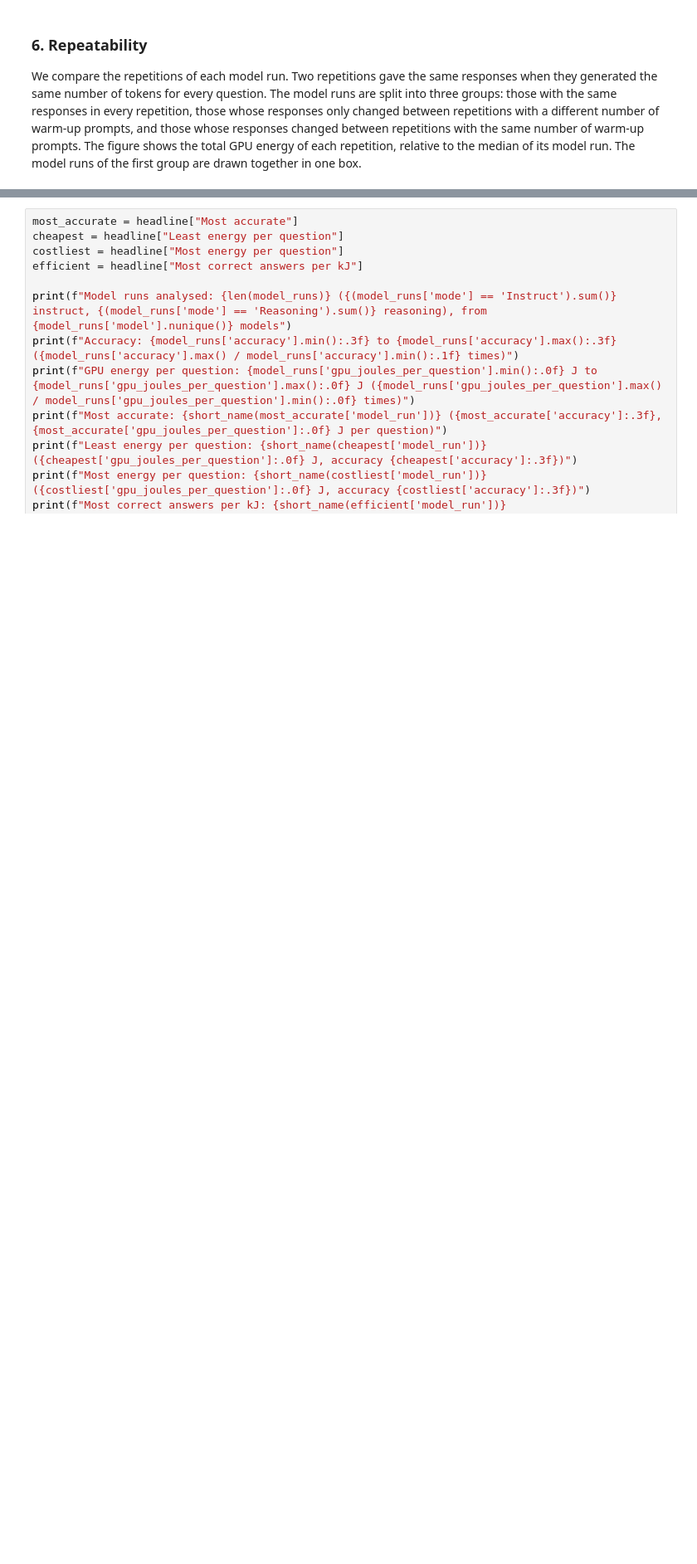
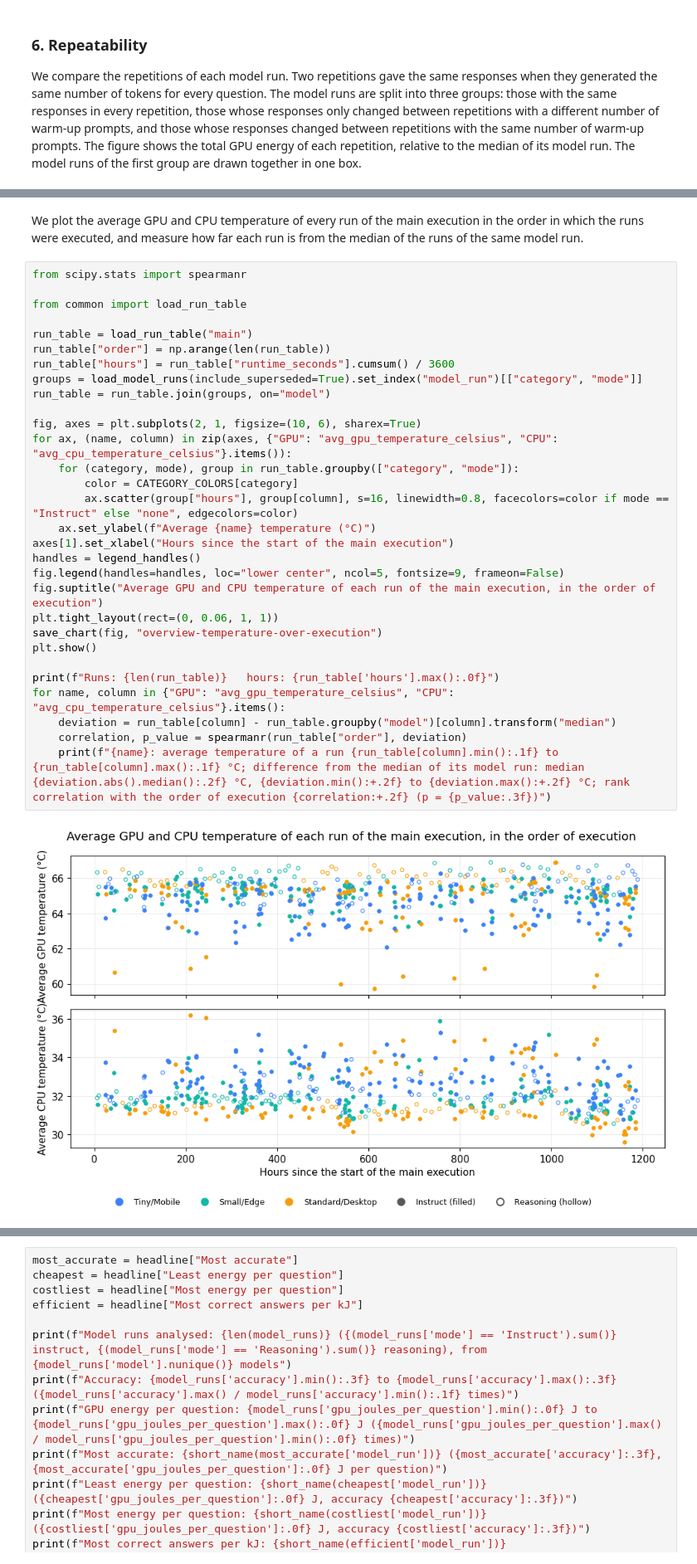
Before and after one commit to diogogmatos/eco-evolution-of-llms, a Jupyter notebook: analysis/01-overview.ipynb, the cells around one changed output, grey strips where cells are left out. Shown at 83% size. Drawn from its saved outputs; the diff is of its cells as text; blank space fills up the shorter version.

```diff
--- a/analysis/01-overview.ipynb
+++ b/analysis/01-overview.ipynb
@@ -351,0 +420,34 @@ Model runs whose responses vary: 18; spread of their GPU energy: median 7.3%, la
+# %% [markdown]
+We plot the average GPU and CPU temperature of every run of the main execution in the order in which the runs were executed, and measure how far each run is from the median of the runs of the same model run.
+# %%
+from scipy.stats import spearmanr
+
+from common import load_run_table
+
+run_table = load_run_table("main")
+run_table["order"] = np.arange(len(run_table))
+run_table["hours"] = run_table["runtime_seconds"].cumsum() / 3600
+groups = load_model_runs(include_superseded=True).set_index("model_run")[["category", "mode"]]
+run_table = run_table.join(groups, on="model")
+
+fig, axes = plt.subplots(2, 1, figsize=(10, 6), sharex=True)
+for ax, (name, column) in zip(axes, {"GPU": "avg_gpu_temperature_celsius", "CPU": "avg_cpu_temperature_celsius"}.items()):
+    for (category, mode), group in run_table.groupby(["category", "mode"]):
+        color = CATEGORY_COLORS[category]
+        ax.scatter(group["hours"], group[column], s=16, linewidth=0.8, facecolors=color if mode == "Instruct" else "none", edgecolors=color)
+    ax.set_ylabel(f"Average {name} temperature (°C)")
+axes[1].set_xlabel("Hours since the start of the main execution")
+handles = legend_handles()
+fig.legend(handles=handles, loc="lower center", ncol=5, fontsize=9, frameon=False)
+fig.suptitle("Average GPU and CPU temperature of each run of the main execution, in the order of execution")
+plt.tight_layout(rect=(0, 0.06, 1, 1))
+save_chart(fig, "overview-temperature-over-execution")
+plt.show()
+
+print(f"Runs: {len(run_table)}   hours: {run_table['hours'].max():.0f}")
+for name, column in {"GPU": "avg_gpu_temperature_celsius", "CPU": "avg_cpu_temperature_celsius"}.items():
+    deviation = run_table[column] - run_table.groupby("model")[column].transform("median")
+    correlation, p_value = spearmanr(run_table["order"], deviation)
+    print(f"{name}: average temperature of a run {run_table[column].min():.1f} to {run_table[column].max():.1f} °C; difference from the median of its model run: median {deviation.abs().median():.2f} °C, {deviation.min():+.2f} to {deviation.max():+.2f} °C; rank correlation with the order of execution {correlation:+.2f} (p = {p_value:.3f})")
+# %% [output]
+[figure, added]
```
Also changed, not shown: parts of 5 cells of this notebook, 7 other files.
